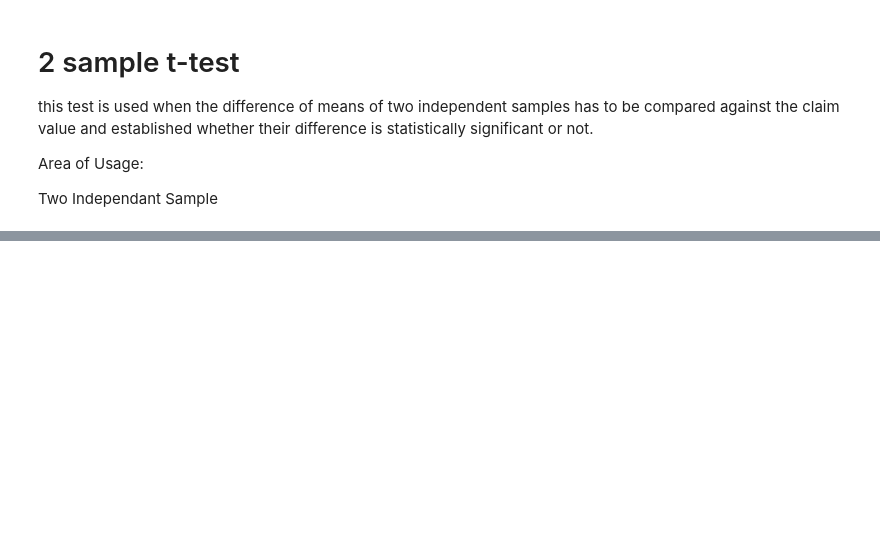
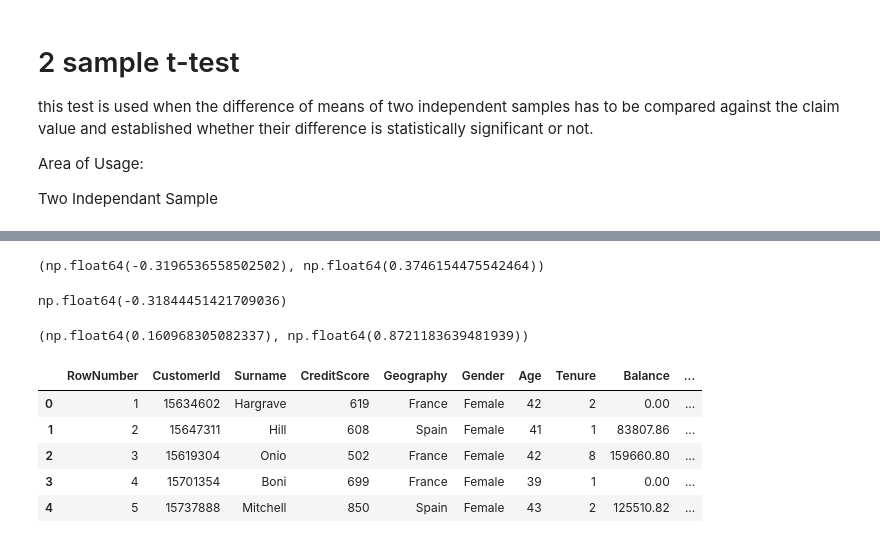
Before and after one commit to Omkar210/Statistics-and-ML, a Jupyter notebook: Day10.ipynb, the cells around one changed output, grey strips where cells are left out. Drawn from its saved outputs; the diff is of its cells as text; code cells hidden in the pictures; blank space fills up the shorter version.

```diff
--- a/Day10.ipynb
+++ b/Day10.ipynb
@@ -187,0 +220,31 @@ Two Independant Sample
+# %%
+ssw.ztest(erupt2,erupt1,value=0.12,alternative='smaller')
+# %% [output]
+(np.float64(-0.3196536558502502), np.float64(0.3746154475542464))
+# %%
+xbar = np.mean(erupt1)
+n1 = len(erupt1)
+sd1 = np.std(erupt1,ddof = 1)
+n2 = len(erupt2)
+sd2 = np.std(erupt2,ddof = 1)
+Nr = ((np.mean(erupt2) - np.mean(erupt1)) - 0.12)
+Dr = ((sd1**2/n1) + (sd2**2/n2))**0.5
+
+z = Nr/Dr
+z
+# %% [output]
+np.float64(-0.31844451421709036)
+# %%
+ssw.ztest(erupt2,erupt1,value=0,alternative='two-sided')
+# %% [output]
+(np.float64(0.160968305082337), np.float64(0.8721183639481939))
+# %%
+df = pd.read_csv('6-Churn_ModellingDataSet.csv')
+df.head()
+# %% [output]
+|  | RowNumber | CustomerId | Surname | CreditScore | Geography | Gender | Age | Tenure | Balance | ... |
+| 0 | 1 | 15634602 | Hargrave | 619 | France | Female | 42 | 2 | 0.00 | ... |
+| 1 | 2 | 15647311 | Hill | 608 | Spain | Female | 41 | 1 | 83807.86 | ... |
+| 2 | 3 | 15619304 | Onio | 502 | France | Female | 42 | 8 | 159660.80 | ... |
+| 3 | 4 | 15701354 | Boni | 699 | France | Female | 39 | 1 | 0.00 | ... |
+| 4 | 5 | 15737888 | Mitchell | 850 | Spain | Female | 43 | 2 | 125510.82 | ... |
```
Also changed, not shown: parts of 8 cells of this notebook.
